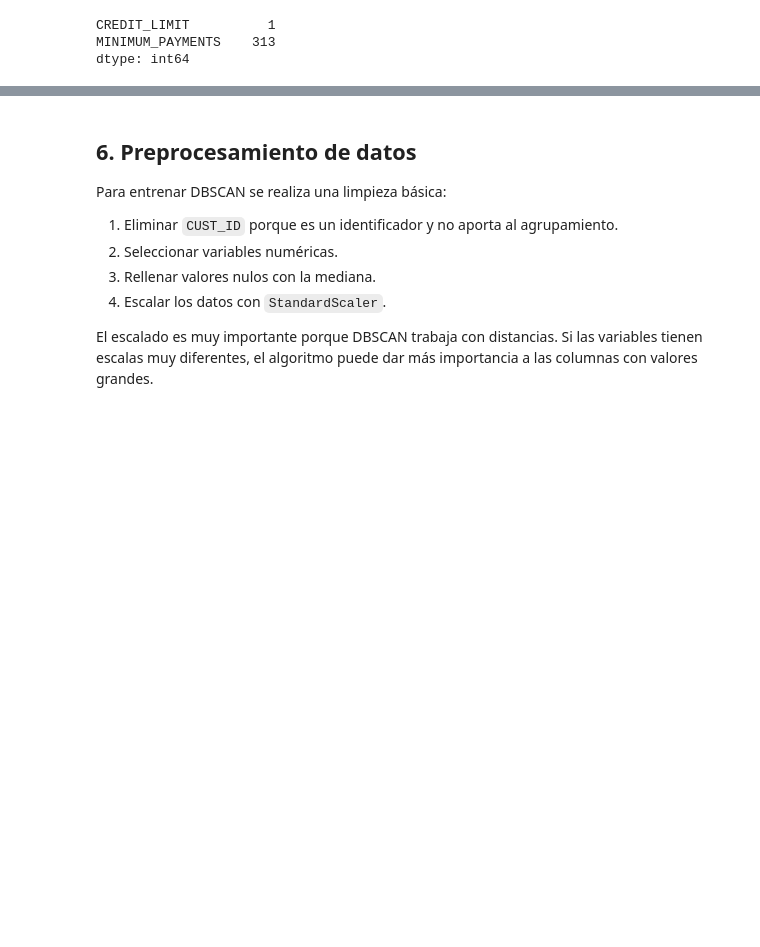
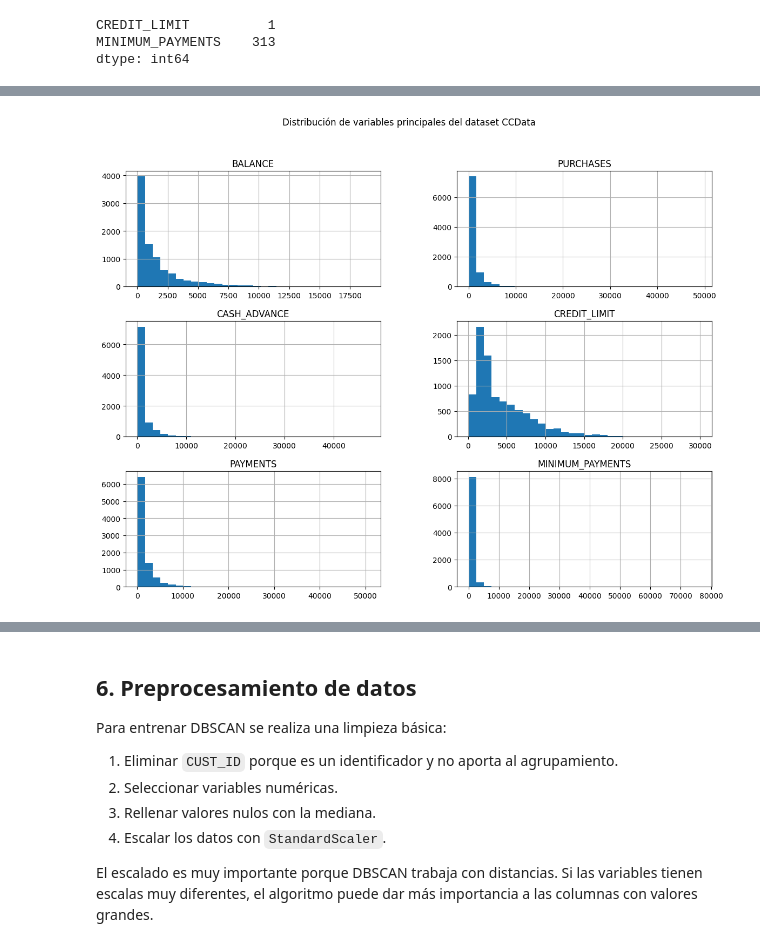
Before and after one commit to Sebasg23/Proyecto-DBSCAN, a Jupyter notebook: notebooks/Grupo2_Notebook_DBSCAN_Librerias.ipynb, the cells around one changed output, grey strips where cells are left out. Saved outputs shown, nothing was run; the diff lists cells and outputs as text; code cells hidden in the pictures; blank space fills up the shorter version.

```diff
--- a/notebooks/Grupo2_Notebook_DBSCAN_Librerias.ipynb
+++ b/notebooks/Grupo2_Notebook_DBSCAN_Librerias.ipynb
@@ -237,0 +285,20 @@ df.describe()
+# %%
+# Selección de variables principales para análisis visual
+
+variables_principales = [
+    "BALANCE",
+    "PURCHASES",
+    "CASH_ADVANCE",
+    "CREDIT_LIMIT",
+    "PAYMENTS",
+    "MINIMUM_PAYMENTS"
+]
+
+# Gráficas de distribución
+
+df[variables_principales].hist(figsize=(14, 10), bins=30)
+
+plt.suptitle("Distribución de variables principales del dataset CCData")
+plt.show()
+# %% [output]
+[figure, added]
```
Also changed, not shown: parts of 14 cells of this notebook.
